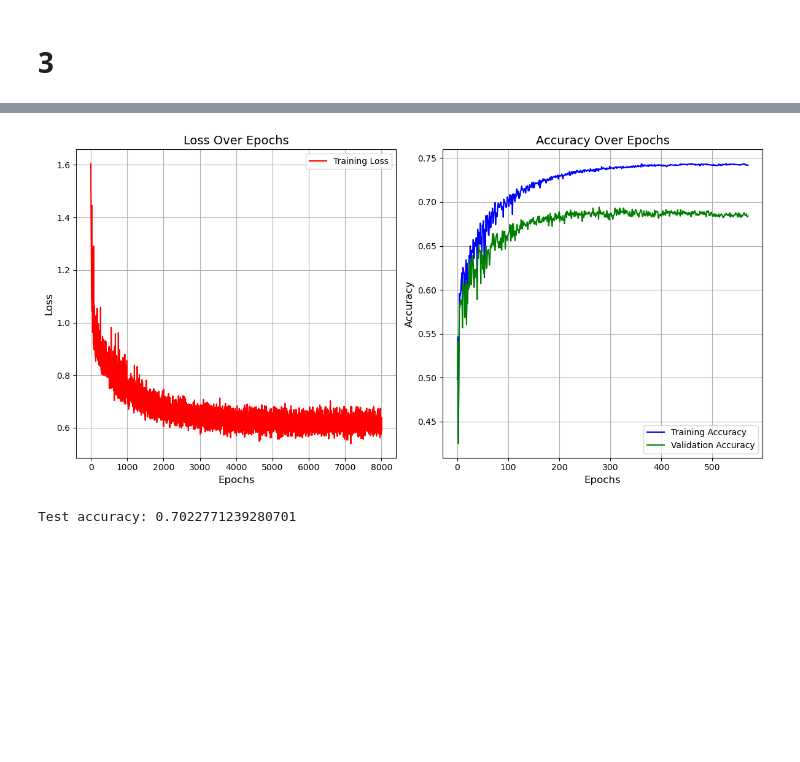
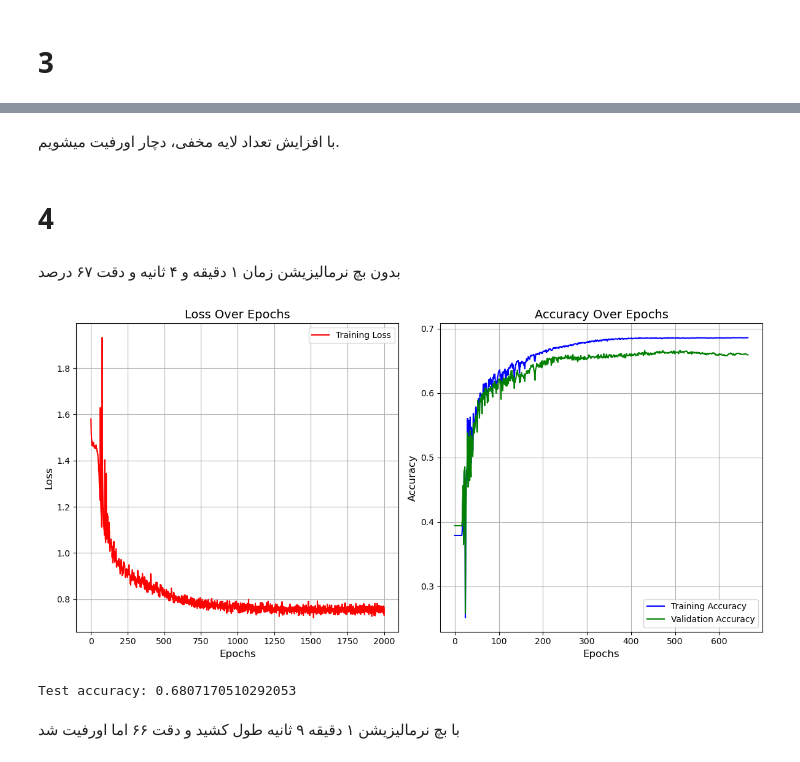
Before and after one commit to mmahdin/Computational-Intelligence-EE-AUT, a Jupyter notebook: lab/3/main.ipynb, the cells around one changed output, grey strips where cells are left out. Saved outputs shown, nothing was run; the diff lists cells and outputs as text; code cells hidden in the pictures; blank space fills up the shorter version.

```diff
--- a/lab/3/main.ipynb
+++ b/lab/3/main.ipynb
@@ -849,3 +959,40 @@ def train_model(model, optimizer, loss_fn, X_train, y_train, X_val, y_val, num_e
                 g['lr'] *= learning_rate_decay
 
     return loss_history, train_acc_history, val_acc_history
+# %%
+layer = [[128],[128,128],[128,128,128], [256, 128, 64, 32], [512, 256, 128, 128, 64, 32]]
+for hid_lay in layer:
+    print(f'\n\n{len(hid_lay)} layer net:')
+    # Initialize the model, loss function, and optimizer
+    model = DeepNetwork(input_dim=8, hidden_dims=hid_lay, num_classes=5).cuda()
+    loss_fn = torch.nn.CrossEntropyLoss()
+    optimizer = optim.SGD(model.parameters(), lr=0.6)
+
+    # Training parameters
+    epochs = 8000
+    batch_size = 1000
+    lr = 0.6
+    lrd = 0.99
+
+    # Train the model
+    loss_history, train_acc_history, val_acc_history = train_model(
+        model,
+        optimizer,
+        loss_fn,
+        X_train_tensor, y_train_tensor,
+        X_val_tensor, y_val_tensor,
+        num_epochs=epochs,
+        batch_size=batch_size,
+        learning_rate_decay=lrd
+    )
+
+    # Plot training history
+    plot_training_history(loss_history, train_acc_history, val_acc_history)
+
+    # Test the model
+    model.eval()
+    with torch.no_grad():
+        y_test_pred = torch.argmax(model(X_test_tensor.cuda()), dim=1)
+        test_acc = (y_test_pred == y_test_tensor.cuda()).float().mean().item()
+
+    print(f'Test accuracy: {test_acc}')
@@ -852,37 +1023,47 @@ def train_model(model, optimizer, loss_fn, X_train, y_train, X_val, y_val, num_e
+# %% [markdown]
+<div dir="rtl">
+با افزایش تعداد لایه مخفی، دچار اورفیت میشویم.
+</div>
+# %% [markdown]
+# 4
+# %% [markdown]
+بدون بچ نرمالیزیشن زمان ۱ دقیقه و ۴ ثانیه و دقت ۶۷ درصد
 # %%
 # Initialize the model, loss function, and optimizer
-model = DeepNetwork(input_dim=8, hidden_dims=[128, 128, 128], num_classes=5).cuda()
+model = DeepNetwork(input_dim=8, hidden_dims=[128,128,128,128,128,128], num_classes=5).cuda()
 loss_fn = torch.nn.CrossEntropyLoss()
 optimizer = optim.SGD(model.parameters(), lr=0.6)
 
 # Training parameters
-epochs = 8000
-batch_size = 1000
+epochs = 2000
+batch_size = 4000
 lr = 0.6
 lrd = 0.99
 
 # Train the model
 loss_history, train_acc_history, val_acc_history = train_model(
     model,
     optimizer,
     loss_fn,
     X_train_tensor, y_train_tensor,
     X_val_tensor, y_val_tensor,
     num_epochs=epochs,
     batch_size=batch_size,
     learning_rate_decay=lrd
 )
 
 # Plot training history
 plot_training_history(loss_history, train_acc_history, val_acc_history)
 
 # Test the model
 model.eval()
 with torch.no_grad():
     y_test_pred = torch.argmax(model(X_test_tensor.cuda()), dim=1)
     test_acc = (y_test_pred == y_test_tensor.cuda()).float().mean().item()
 
 print(f'Test accuracy: {test_acc}')
 # %% [output]
-[figure, old version]
+[figure, new version]
-Test accuracy: 0.7022771239280701
+Test accuracy: 0.6807170510292053
+# %% [markdown]
+با بچ نرمالیزیشن ۱ دقیقه ۹ ثانیه طول کشید و دقت ۶۶ اما اورفیت شد
```
Also changed, not shown: parts of 21 cells of this notebook.
